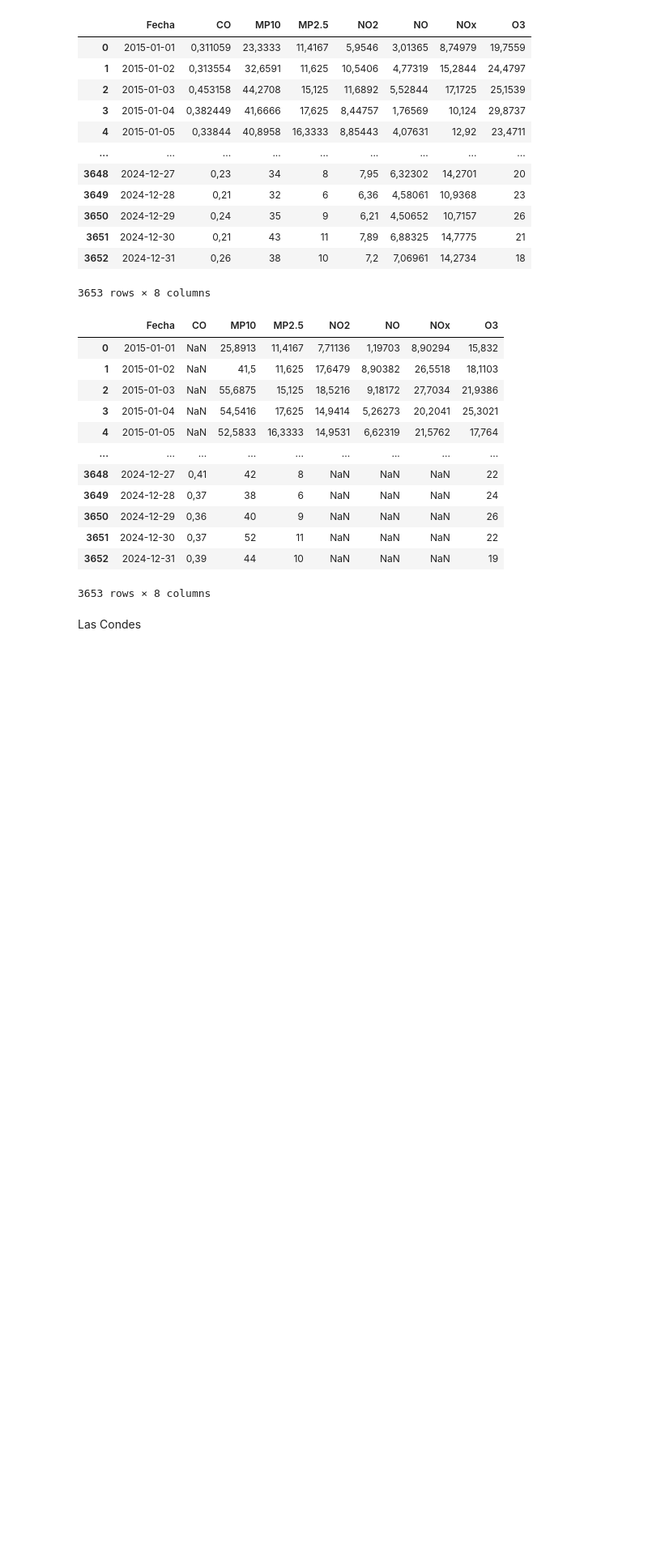
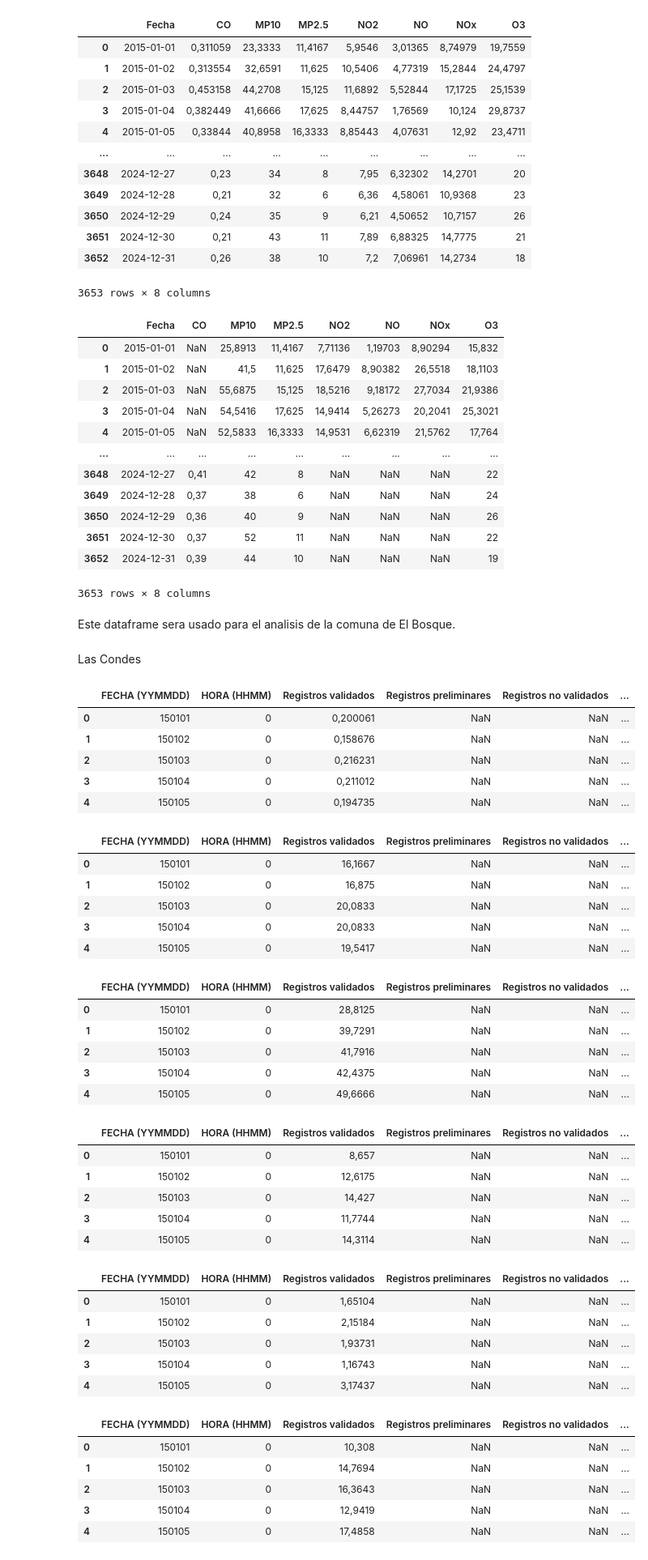
Before and after one commit to Seba-RC/AnalisisContaminacionAire, a Jupyter notebook: AnalisisDatos.ipynb, the cells around one changed output. Shown at 81% size. Cells and saved outputs as stored; diff of their text form; code cells hidden in the pictures; blank space fills up the shorter version.

```diff
--- a/AnalisisDatos.ipynb
+++ b/AnalisisDatos.ipynb
@@ -244,5 +243,59 @@ display(dfElBosque)
 | 3651 | 2024-12-30 | 0,37 | 52 | 11 | NaN | NaN | NaN | 22 |
 | 3652 | 2024-12-31 | 0,39 | 44 | 10 | NaN | NaN | NaN | 19 |
 3653 rows × 8 columns
+# %% [markdown]
+Este dataframe sera usado para el analisis de la comuna de El Bosque.
 # %% [markdown]
 Las Condes
+# %%
+lasCondesCO = pd.read_csv('Datos/las_condes/COLasCondes.csv', sep=';')
+display(lasCondesCO.head())
+lasCondesmp2_5 = pd.read_csv('Datos/las_condes/mp2.5LasCondes.csv', sep=';')
+display(lasCondesmp2_5.head())
+lasCondesmp10 = pd.read_csv('Datos/las_condes/mp10LasCondes.csv', sep=';')
+display(lasCondesmp10.head())
+lasCondesNO2 = pd.read_csv('Datos/las_condes/NO2LasCondes.csv', sep=';')
+display(lasCondesNO2.head())
+lasCondesNO = pd.read_csv('Datos/las_condes/NOLasCondes.csv', sep=';')
+display(lasCondesNO.head())
+lasCondesNOx = pd.read_csv('Datos/las_condes/NOxLasCondes.csv', sep=';')
+display(lasCondesNOx.head())
+lasCondesO3 = pd.read_csv('Datos/las_condes/O3LasCondes.csv', sep=';')
+display(lasCondesO3.head())
+# %% [output]
+|  | FECHA (YYMMDD) | HORA (HHMM) | Registros validados | Registros preliminares | Registros no validados | ... |
+| 0 | 150101 | 0 | 0,200061 | NaN | NaN | ... |
+| 1 | 150102 | 0 | 0,158676 | NaN | NaN | ... |
+| 2 | 150103 | 0 | 0,216231 | NaN | NaN | ... |
+| 3 | 150104 | 0 | 0,211012 | NaN | NaN | ... |
+| 4 | 150105 | 0 | 0,194735 | NaN | NaN | ... |
+|  | FECHA (YYMMDD) | HORA (HHMM) | Registros validados | Registros preliminares | Registros no validados | ... |
+| 0 | 150101 | 0 | 16,1667 | NaN | NaN | ... |
+| 1 | 150102 | 0 | 16,875 | NaN | NaN | ... |
+| 2 | 150103 | 0 | 20,0833 | NaN | NaN | ... |
+| 3 | 150104 | 0 | 20,0833 | NaN | NaN | ... |
+| 4 | 150105 | 0 | 19,5417 | NaN | NaN | ... |
+|  | FECHA (YYMMDD) | HORA (HHMM) | Registros validados | Registros preliminares | Registros no validados | ... |
+| 0 | 150101 | 0 | 28,8125 | NaN | NaN | ... |
+| 1 | 150102 | 0 | 39,7291 | NaN | NaN | ... |
+| 2 | 150103 | 0 | 41,7916 | NaN | NaN | ... |
+| 3 | 150104 | 0 | 42,4375 | NaN | NaN | ... |
+| 4 | 150105 | 0 | 49,6666 | NaN | NaN | ... |
+|  | FECHA (YYMMDD) | HORA (HHMM) | Registros validados | Registros preliminares | Registros no validados | ... |
+| 0 | 150101 | 0 | 8,657 | NaN | NaN | ... |
+| 1 | 150102 | 0 | 12,6175 | NaN | NaN | ... |
+| 2 | 150103 | 0 | 14,427 | NaN | NaN | ... |
+| 3 | 150104 | 0 | 11,7744 | NaN | NaN | ... |
+| 4 | 150105 | 0 | 14,3114 | NaN | NaN | ... |
+|  | FECHA (YYMMDD) | HORA (HHMM) | Registros validados | Registros preliminares | Registros no validados | ... |
+| 0 | 150101 | 0 | 1,65104 | NaN | NaN | ... |
+| 1 | 150102 | 0 | 2,15184 | NaN | NaN | ... |
+| 2 | 150103 | 0 | 1,93731 | NaN | NaN | ... |
+| 3 | 150104 | 0 | 1,16743 | NaN | NaN | ... |
+| 4 | 150105 | 0 | 3,17437 | NaN | NaN | ... |
+|  | FECHA (YYMMDD) | HORA (HHMM) | Registros validados | Registros preliminares | Registros no validados | ... |
+| 0 | 150101 | 0 | 10,308 | NaN | NaN | ... |
+| 1 | 150102 | 0 | 14,7694 | NaN | NaN | ... |
+| 2 | 150103 | 0 | 16,3643 | NaN | NaN | ... |
+| 3 | 150104 | 0 | 12,9419 | NaN | NaN | ... |
+| 4 | 150105 | 0 | 17,4858 | NaN | NaN | ... |
```
Also changed, not shown: parts of 5 cells of this notebook.
